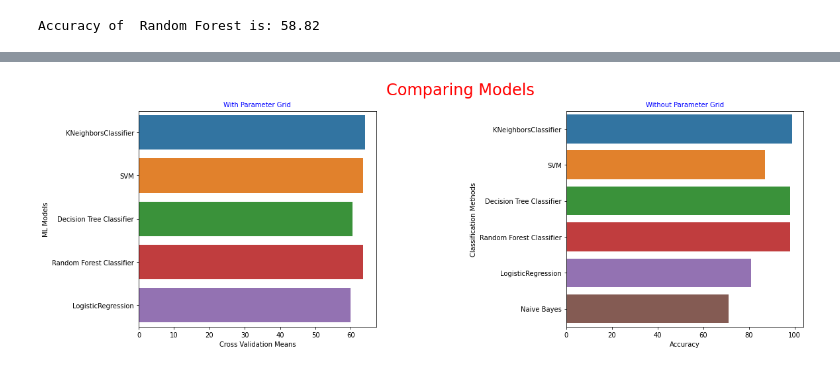
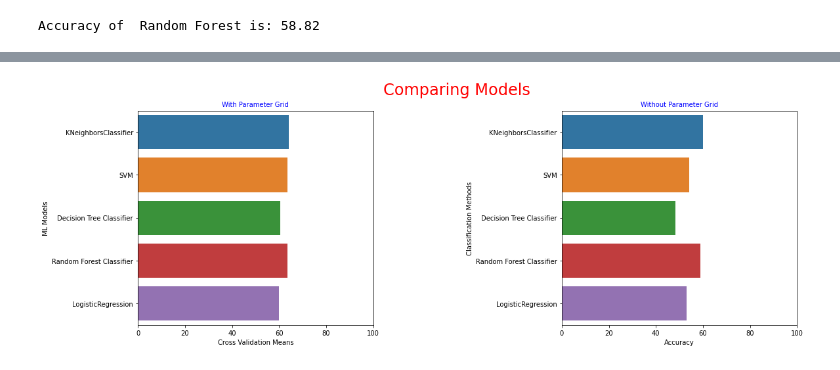
Before and after one commit to Meivenkatkumar/ensembledetection, a Jupyter notebook: basiComparision.ipynb, the cells around one changed output, grey strips where cells are left out. Drawn from its saved outputs; the diff is of its cells as text; code cells hidden in the pictures.

```diff
--- a/basiComparision.ipynb
+++ b/basiComparision.ipynb
@@ -314,32 +291,32 @@ plt.show()
 # %%
-# I did not sort models ın an organized way so I filled by manually according to first graphic's sort.
+
 
 cv_results = pd.DataFrame({"Cross Validation Means":cv_result, "ML Models":[ "KNeighborsClassifier", "SVM","Decision Tree Classifier",
              "Random Forest Classifier","LogisticRegression",
             ]})
 
 plt.figure(figsize=(18,6))
 plt.suptitle("Comparing Models",fontsize=24, color="red")
 plt.subplots_adjust(wspace = 0.8, hspace= 0.4)
 
 plt.subplot(1,2,1)
 plt.title("With Parameter Grid",fontsize=10,color="blue")
 sns.barplot("Cross Validation Means", "ML Models", data = cv_results)
-
+plt.xlim(0, 100)
 
 plt.subplot(1,2,2)
 plt.title("Without Parameter Grid",fontsize=10,color="blue")
 sns.barplot( y=['KNeighborsClassifier',
                  'SVM',
                  'Decision Tree Classifier',
                  'Random Forest Classifier',
-                 'LogisticRegression',
-                'Naive Bayes'] , x=[99.02597402597402,87.01298701298701,  98.05194805194806,98.05194805194806,80.84415584415584, 71.1038961038961])
+                 'LogisticRegression'] , x=[best_accuracies_each_classes['KNN'], best_accuracies_each_classes['SVM'], best_accuracies_each_classes['Decision Tree'], best_accuracies_each_classes['Random Forest'], best_accuracies_each_classes['Logistic Regression']])
+plt.xlim(0, 100)
 plt.xlabel("Accuracy")
 plt.ylabel("Classification Methods")
 plt.show()
 # %% [output]
-[figure, old version]
+[figure, new version]
 # %%
 bt_df = pd.read_csv("./data/cleveland_short.csv")
 
```
Also changed, not shown: parts of 16 cells of this notebook, 1 other file.
